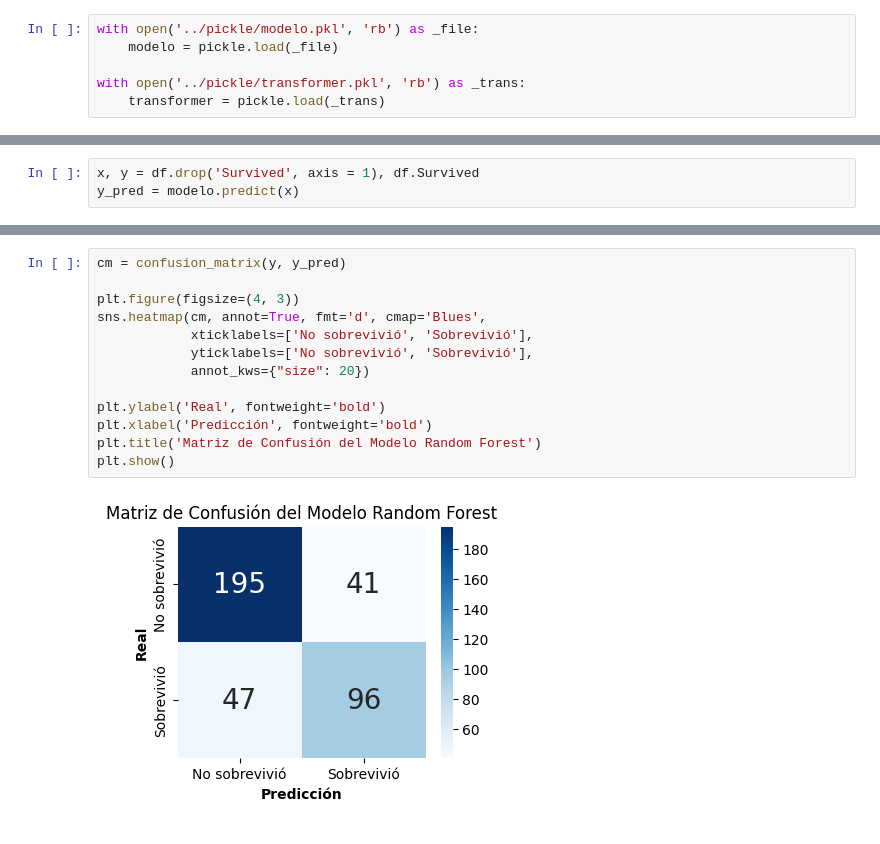
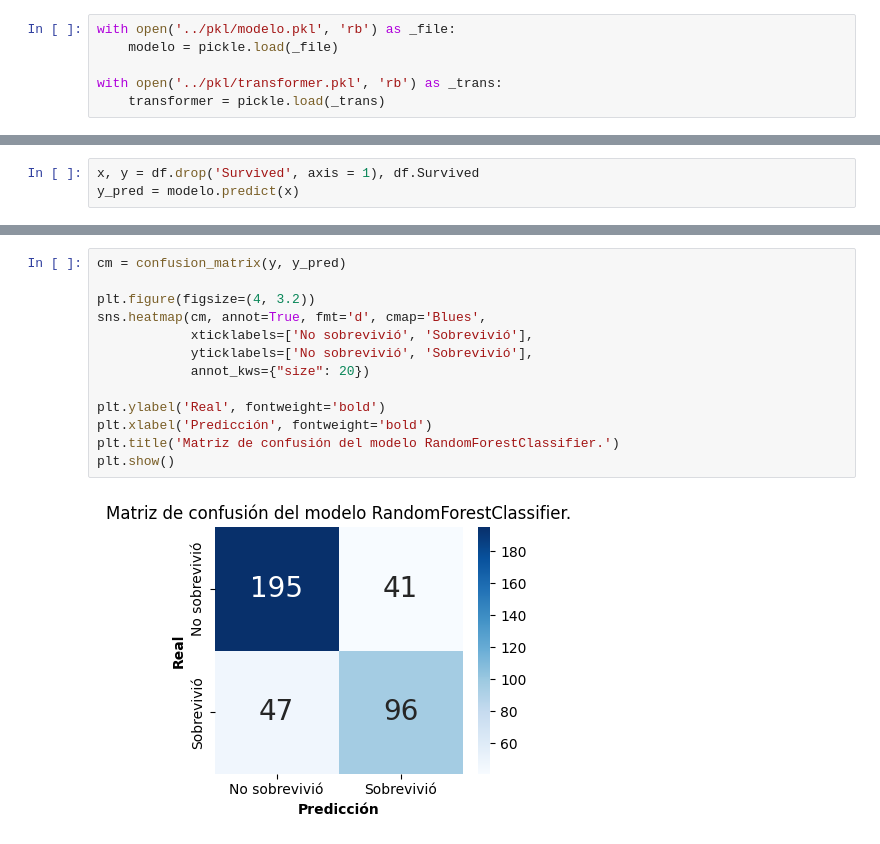
Before and after one commit to uriellmendezz/Titanic, a Jupyter notebook: jupyter/4_predicciones.ipynb, the cells around one changed output, grey strips where cells are left out. Cells and saved outputs as stored; diff of their text form.

```diff
--- a/jupyter/4_predicciones.ipynb
+++ b/jupyter/4_predicciones.ipynb
@@ -14,10 +14,10 @@ from py.pipeline import Ingenieria
 # %% [markdown]
 Cargo el modelo y el transformer.
 # %%
-with open('../pickle/modelo.pkl', 'rb') as _file:
+with open('../pkl/modelo.pkl', 'rb') as _file:
     modelo = pickle.load(_file)
 
-with open('../pickle/transformer.pkl', 'rb') as _trans:
+with open('../pkl/transformer.pkl', 'rb') as _trans:
     transformer = pickle.load(_trans)
 # %%
 # Carga de los datasets
@@ -62,15 +70,15 @@ Accuracy: 0.7678100263852242
 # %%
 cm = confusion_matrix(y, y_pred)
 
-plt.figure(figsize=(4, 3))
+plt.figure(figsize=(4, 3.2))
 sns.heatmap(cm, annot=True, fmt='d', cmap='Blues',
             xticklabels=['No sobrevivió', 'Sobrevivió'],
             yticklabels=['No sobrevivió', 'Sobrevivió'],
             annot_kws={"size": 20})
 
 plt.ylabel('Real', fontweight='bold')
 plt.xlabel('Predicción', fontweight='bold')
-plt.title('Matriz de Confusión del Modelo Random Forest')
+plt.title('Matriz de confusión del modelo RandomForestClassifier.')
 plt.show()
 # %% [output]
-[figure, old version]
+[figure, new version]
```
Also changed, not shown: parts of 2 cells of this notebook, 6 other files.
